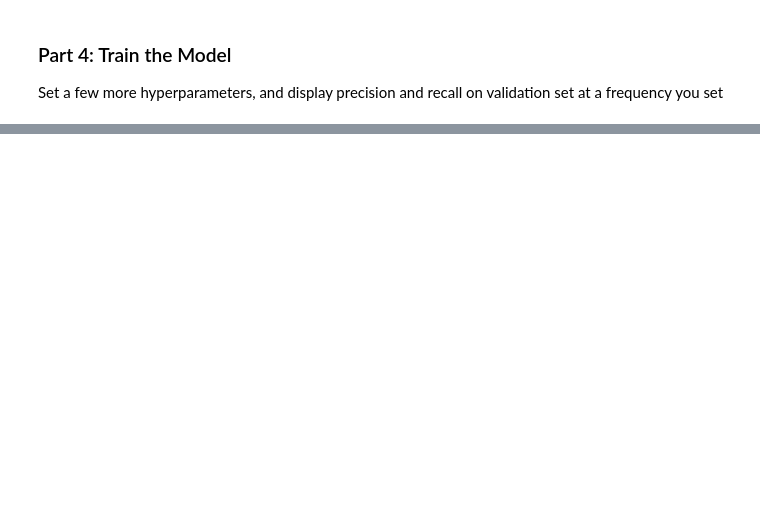
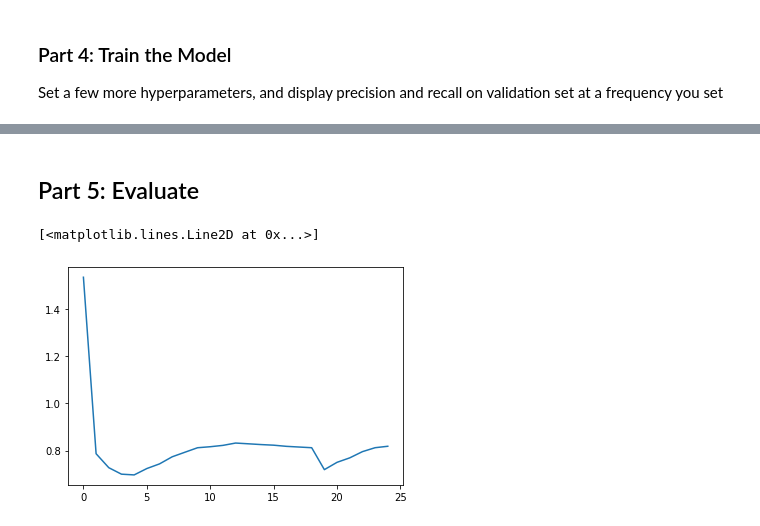
Before and after one commit to lawsonk16/Object-Detection, a Jupyter notebook: FasterRcnn.ipynb, the cells around one changed output, grey strips where cells are left out. Drawn from its saved outputs; the diff is of its cells as text; code cells hidden in the pictures; blank space fills up the shorter version.

```diff
--- a/FasterRcnn.ipynb
+++ b/FasterRcnn.ipynb
@@ -89,7 +54,10 @@ test_anns = f'test_{data_tag}_gt.json'
 # %%
 num_workers = 0
-train_batch_size = 2
+train_batch_size = 8
+train_data_loader = make_train_loader(train_ims, train_anns, train_batch_size, num_workers)
 
-train_data_loader = make_train_loader(train_ims, train_anns, train_batch_size, num_workers)
+num_workers = 0
+val_batch_size = 1
+val_data_loader = make_test_loader(val_ims, val_anns, val_batch_size, num_workers)
 # %% [output]
 loading annotations into memory...
@@ -117,17 +80,20 @@ with open(train_anns, 'r') as f:
 
 cats = gt['categories']
 # %%
-model_folder = '/content/drive/MyDrive/Colab Notebooks/Experiments/Detection/FAIR1M/Train-50_Val-20_Test-30/'
-resnet_backbone = 18
+### Modify these variables for your experiment ###
+exp_folder = '/content/drive/MyDrive/Colab Notebooks/Experiments/Detection/'
+data_name = 'FAIR1M'
+data_split = 'Train-50_Val-20_Test-30_mini_10_train-loss'
+
+resnet_backbone = 50
 num_classes = len(cats) + 1
-model_name = f'resnet{resnet_backbone}fpn'
-data_name = 'DOTA'
+
 optim = 'SGD'
 lr = 0.0001
 mom = 0.9
 wd = 0.0005
 pretrained = True
 
-model_path = name_model(model_folder, num_classes, model_name, data_name, optim, lr, mom, wd, pretrained, train_batch_size)
+model_path = name_model(exp_folder, data_name, data_split, resnet_backbone, train_batch_size, num_classes, optim, lr, mom, wd, pretrained)
 model_path
 # %% [output]
@@ -139,10 +102,24 @@ model = get_fasterrcnn(num_classes, pretrained, resnet_backbone)
 ### Part 4: Train the Model
 Set a few more hyperparameters, and display precision and recall on validation set at a frequency you set
 # %%
-#Choose a total number of epochs to train with this configuration
-num_epochs = 5
+# Choose a total number of epochs to train with this configuration
+num_epochs = 50
 
+# Evaluation Criteria
+start_eval_epoch = 5
+eval_freq = 10
+iou_nms = 0.8
+
+# How often to save
+save_freq = 10
+
+# wrap up the data
 data_loaders = [train_data_loader, val_data_loader]
 
-losses_train = train_fasterrcnn(model, model_path, data_loaders, optim, lr, mom, wd, num_epochs)
+# get the model
+model = get_fasterrcnn(num_classes, pretrained, resnet_backbone)
+
+losses = train_fasterrcnn(model, model_path, data_loaders,
+                                optim, lr, mom, wd,
+                                num_epochs, start_eval_epoch, eval_freq, iou_nms, save_freq)
 # %% [output]
@@ -150,0 +141,7 @@ Training epoch 2 of 5
+# %% [markdown]
+## Part 5: Evaluate
+# %%
+plt.plot(range(0, len(losses)), losses)
+# %% [output]
+[<matplotlib.lines.Line2D at 0x...>]
+[figure, added]
```
Also changed, not shown: parts of 19 cells of this notebook.
